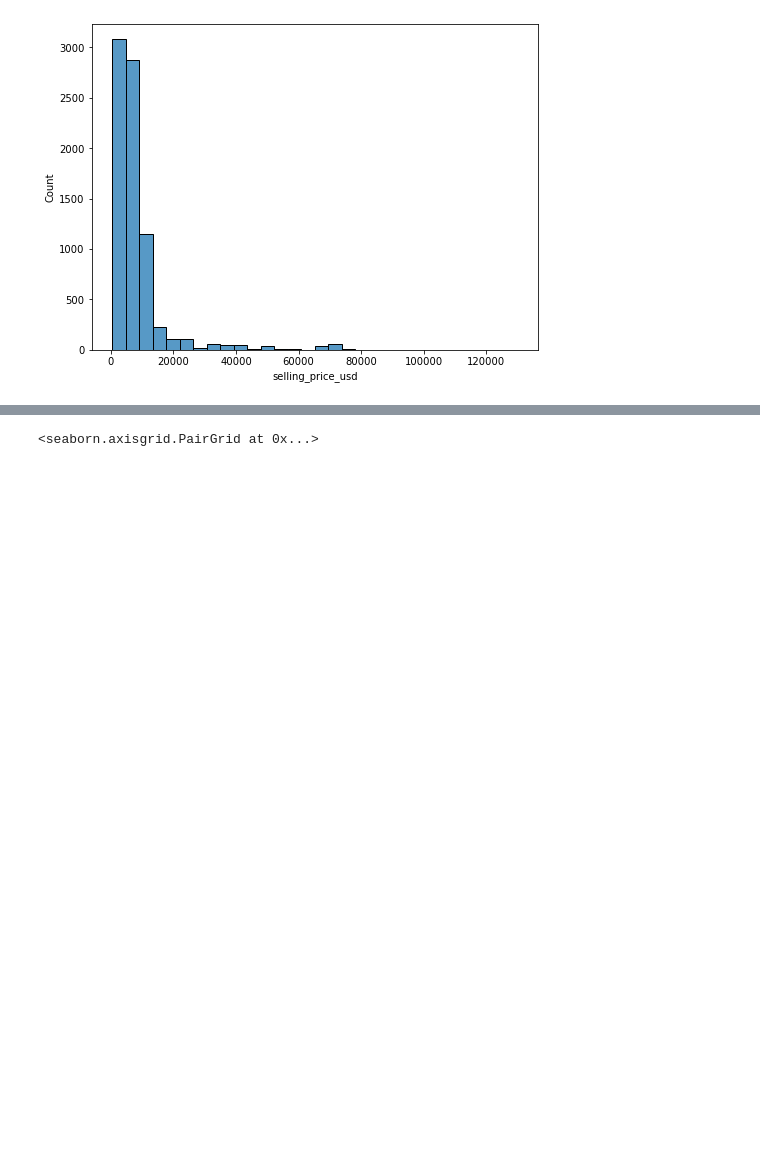
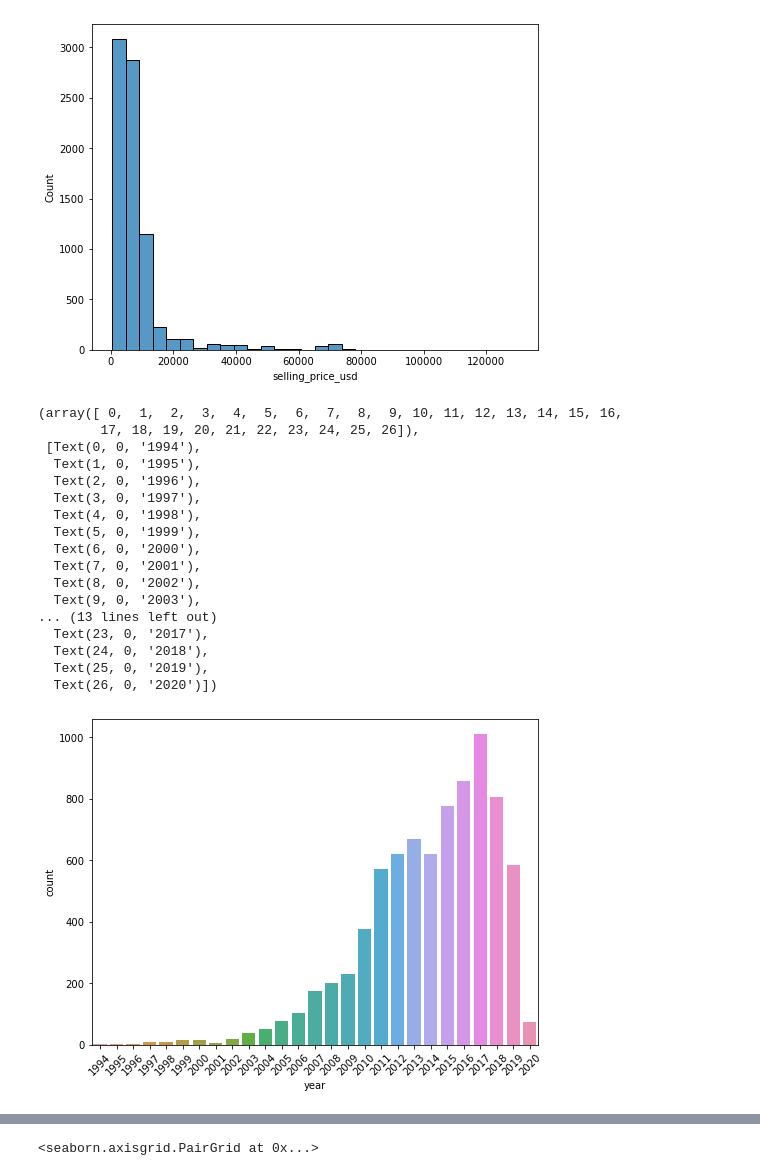
Before and after one commit to rylewww/Vehicle-Regression-Analysis, a Jupyter notebook: Car-Price-Cleaning-EDA.ipynb, the cells around one changed output, grey strips where cells are left out. Saved outputs shown, nothing was run; the diff lists cells and outputs as text; code cells hidden in the pictures; blank space fills up the shorter version.

```diff
--- a/Car-Price-Cleaning-EDA.ipynb
+++ b/Car-Price-Cleaning-EDA.ipynb
@@ -202,6 +204,29 @@ sns.histplot(df.selling_price_usd, bins = 30)
 # %% [output]
 <AxesSubplot:xlabel='selling_price_usd', ylabel='Count'>
 [figure]
+# %%
+fig, ax = plt.subplots(figsize = (8,6))
+sns.countplot(df.year)
+plt.xticks(rotation = 45)
+# %% [output]
+(array([ 0,  1,  2,  3,  4,  5,  6,  7,  8,  9, 10, 11, 12, 13, 14, 15, 16,
+        17, 18, 19, 20, 21, 22, 23, 24, 25, 26]),
+ [Text(0, 0, '1994'),
+  Text(1, 0, '1995'),
+  Text(2, 0, '1996'),
+  Text(3, 0, '1997'),
+  Text(4, 0, '1998'),
+  Text(5, 0, '1999'),
+  Text(6, 0, '2000'),
+  Text(7, 0, '2001'),
+  Text(8, 0, '2002'),
+  Text(9, 0, '2003'),
+... (13 lines left out)
+  Text(23, 0, '2017'),
+  Text(24, 0, '2018'),
+  Text(25, 0, '2019'),
+  Text(26, 0, '2020')])
+[figure, added]
 # %%
 #histogram plotting distribution of manufacturing year of cars
 fig, ax = plt.subplots(figsize = (8,6))
```
Also changed, not shown: parts of 12 cells of this notebook.
